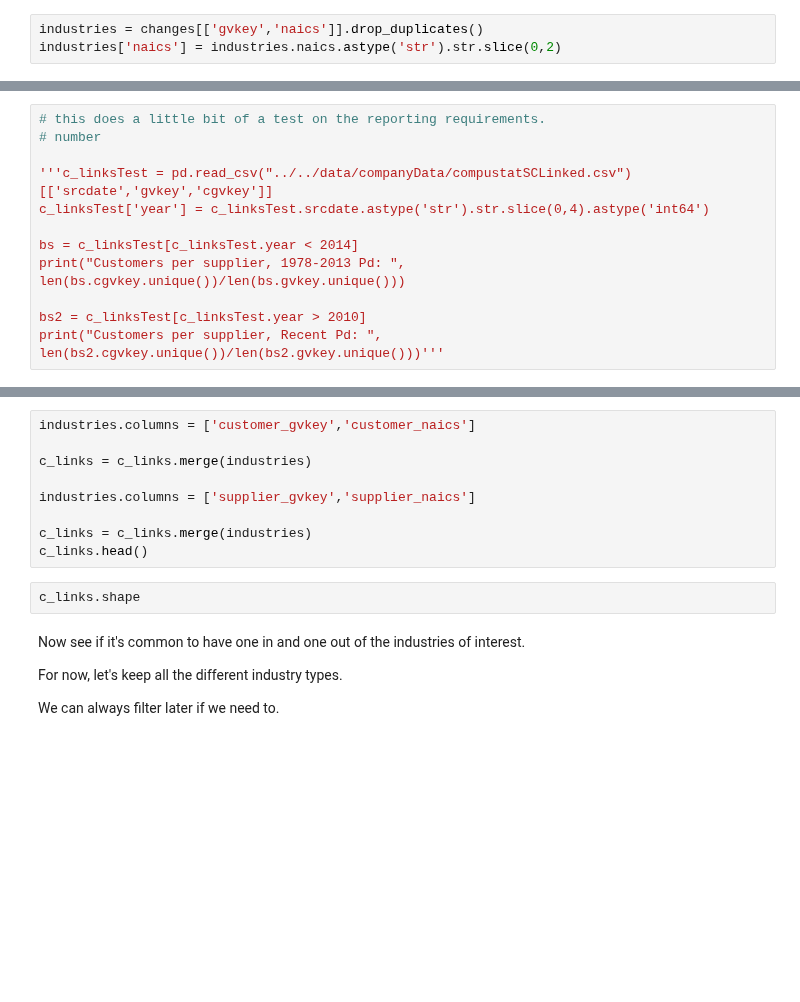
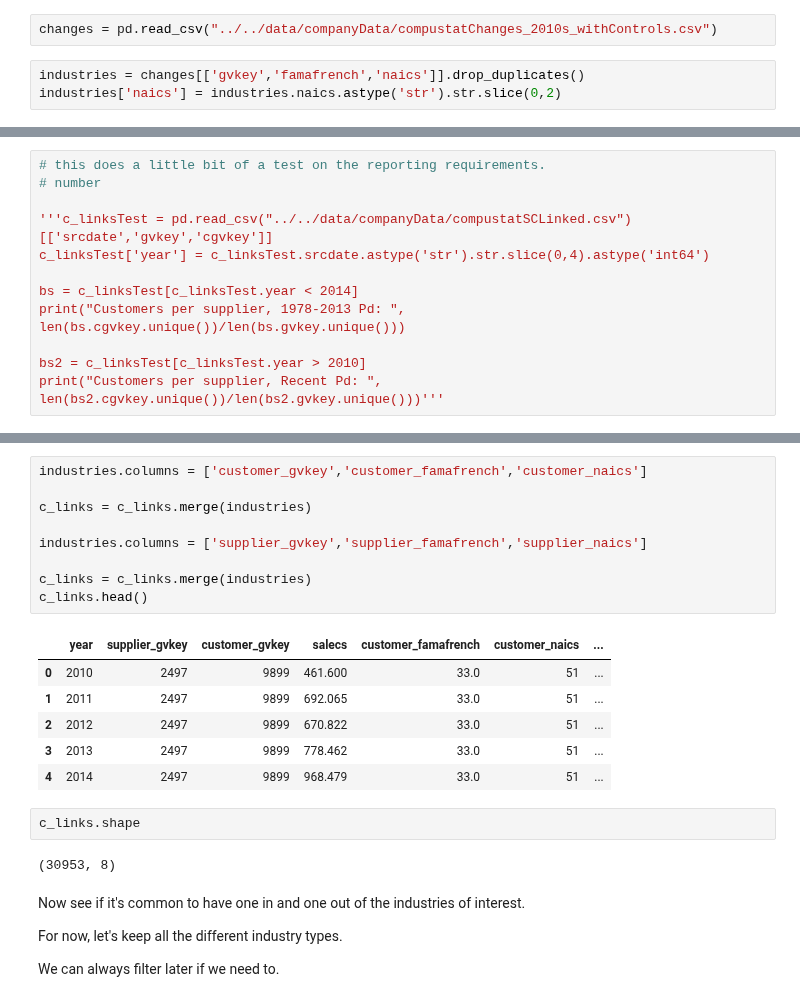
Before and after one commit to brianreed21/extremes, a Jupyter notebook: extremesCleaningCode/linkingExecute.ipynb, the cells around one changed output, grey strips where cells are left out. Drawn from its saved outputs; the diff is of its cells as text; blank space fills up the shorter version.

```diff
--- a/extremesCleaningCode/linkingExecute.ipynb
+++ b/extremesCleaningCode/linkingExecute.ipynb
@@ -32,5 +48,7 @@ changes.head()
+# %%
+changes = pd.read_csv("../../data/companyData/compustatChanges_2010s_withControls.csv")
 # %%
-industries = changes[['gvkey','naics']].drop_duplicates()
+industries = changes[['gvkey','famafrench','naics']].drop_duplicates()
 industries['naics'] = industries.naics.astype('str').str.slice(0,2)
 # %% [markdown]
 ## SC Linking Table for 2010s
@@ -61,14 +87,23 @@ c_links.head()
 # %%
-industries.columns = ['customer_gvkey','customer_naics']
+industries.columns = ['customer_gvkey','customer_famafrench','customer_naics']
 
 c_links = c_links.merge(industries)
 
-industries.columns = ['supplier_gvkey','supplier_naics']
+industries.columns = ['supplier_gvkey','supplier_famafrench','supplier_naics']
 
 c_links = c_links.merge(industries)
 c_links.head()
+# %% [output]
+|  | year | supplier_gvkey | customer_gvkey | salecs | customer_famafrench | customer_naics | ... |
+| 0 | 2010 | 2497 | 9899 | 461.600 | 33.0 | 51 | ... |
+| 1 | 2011 | 2497 | 9899 | 692.065 | 33.0 | 51 | ... |
+| 2 | 2012 | 2497 | 9899 | 670.822 | 33.0 | 51 | ... |
+| 3 | 2013 | 2497 | 9899 | 778.462 | 33.0 | 51 | ... |
+| 4 | 2014 | 2497 | 9899 | 968.479 | 33.0 | 51 | ... |
 # %%
 c_links.shape
+# %% [output]
+(30953, 8)
 # %% [markdown]
 Now see if it's common to have one in and one out of the industries of interest.
 
```
Also changed, not shown: parts of 48 cells of this notebook, 5 other files.
